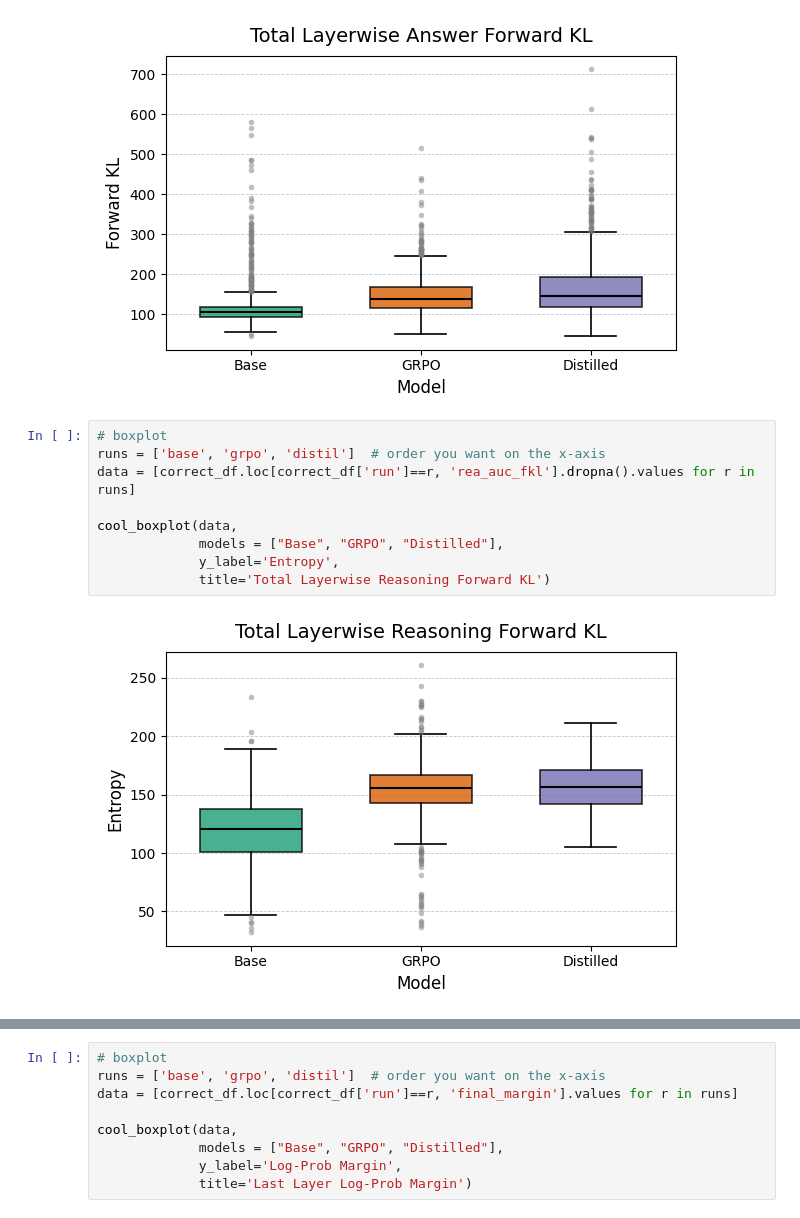
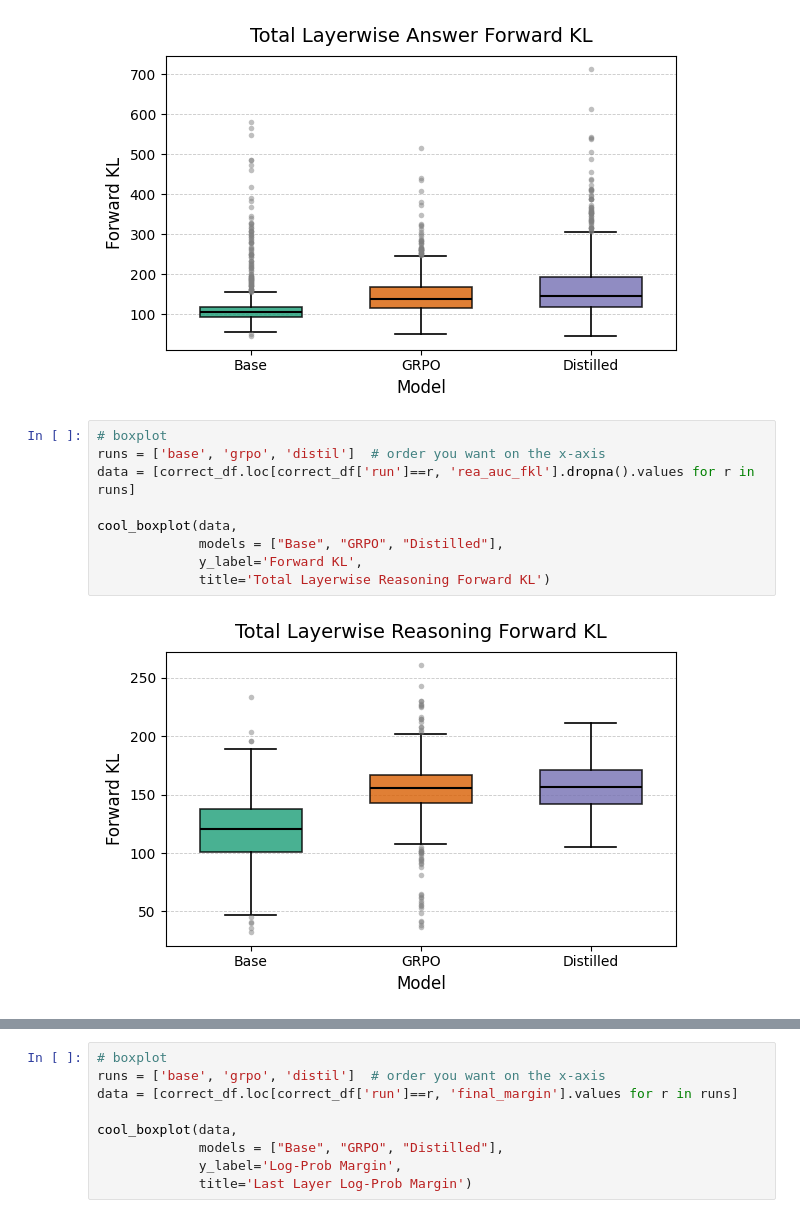
Before and after one commit to ITA-TECNOLOGIA/PIRINEOS-Interp, a Jupyter notebook: notebooks/tunedlens_gsm8k_20250610.ipynb, the cells around one changed output, grey strips where cells are left out. Cells and saved outputs as stored; diff of their text form.

```diff
--- a/notebooks/tunedlens_gsm8k_20250610.ipynb
+++ b/notebooks/tunedlens_gsm8k_20250610.ipynb
@@ -506,14 +506,14 @@ cool_boxplot(data,
 # %%
 # boxplot
 runs = ['base', 'grpo', 'distil']  # order you want on the x-axis
 data = [correct_df.loc[correct_df['run']==r, 'rea_auc_fkl'].dropna().values for r in runs]
 
 cool_boxplot(data,
              models = ["Base", "GRPO", "Distilled"],
-             y_label='Entropy',
+             y_label='Forward KL',
              title='Total Layerwise Reasoning Forward KL')
 # %% [output]
-[figure, old version]
+[figure, new version]
 # %%
 # boxplot
 runs = ['base', 'grpo', 'distil']  # order you want on the x-axis
```
Also changed, not shown: parts of 1 cell of this notebook, 2 other files.
